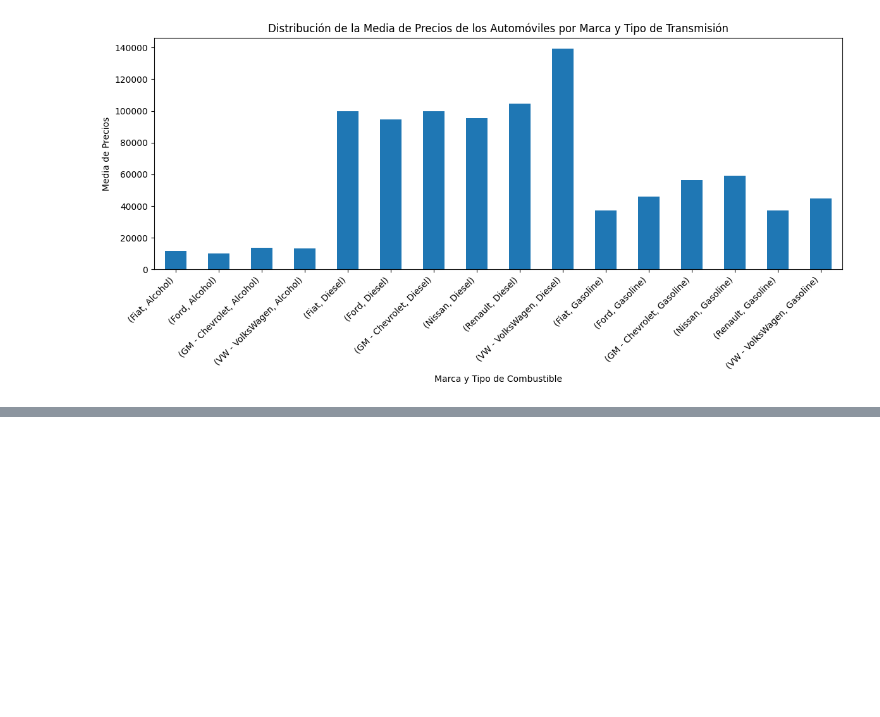
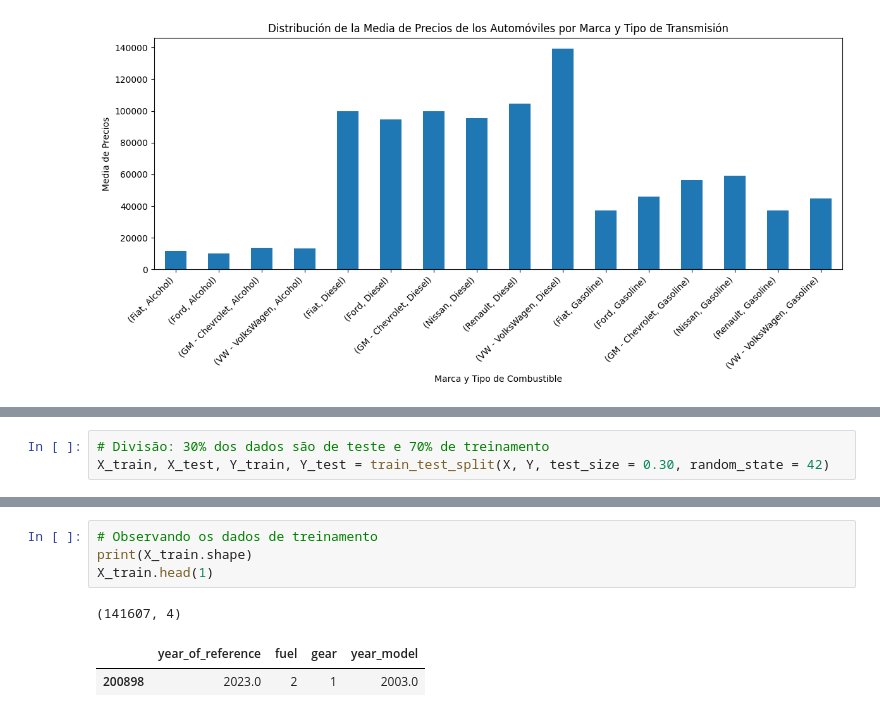
Before and after one commit to JocimarGalante/PrecosCarrosBrasil_IA, a Jupyter notebook: solution.ipynb, the cells around one changed output, grey strips where cells are left out. Cells and saved outputs as stored; diff of their text form; blank space fills up the shorter version.

```diff
--- a/solution.ipynb
+++ b/solution.ipynb
@@ -296,0 +389,3 @@ Name: avg_price_brl, dtype: float64
+# %%
+# Divisão: 30% dos dados são de teste e 70% de treinamento
+X_train, X_test, Y_train, Y_test = train_test_split(X, Y, test_size = 0.30, random_state = 42)
@@ -296,0 +409,8 @@ Name: avg_price_brl, dtype: float64
+# %%
+# Observando os dados de treinamento
+print(X_train.shape)
+X_train.head(1)
+# %% [output]
+(141607, 4)
+|  | year_of_reference | fuel | gear | year_model |
+| 200898 | 2023.0 | 2 | 1 | 2003.0 |
```
Also changed, not shown: parts of 12 cells of this notebook.
